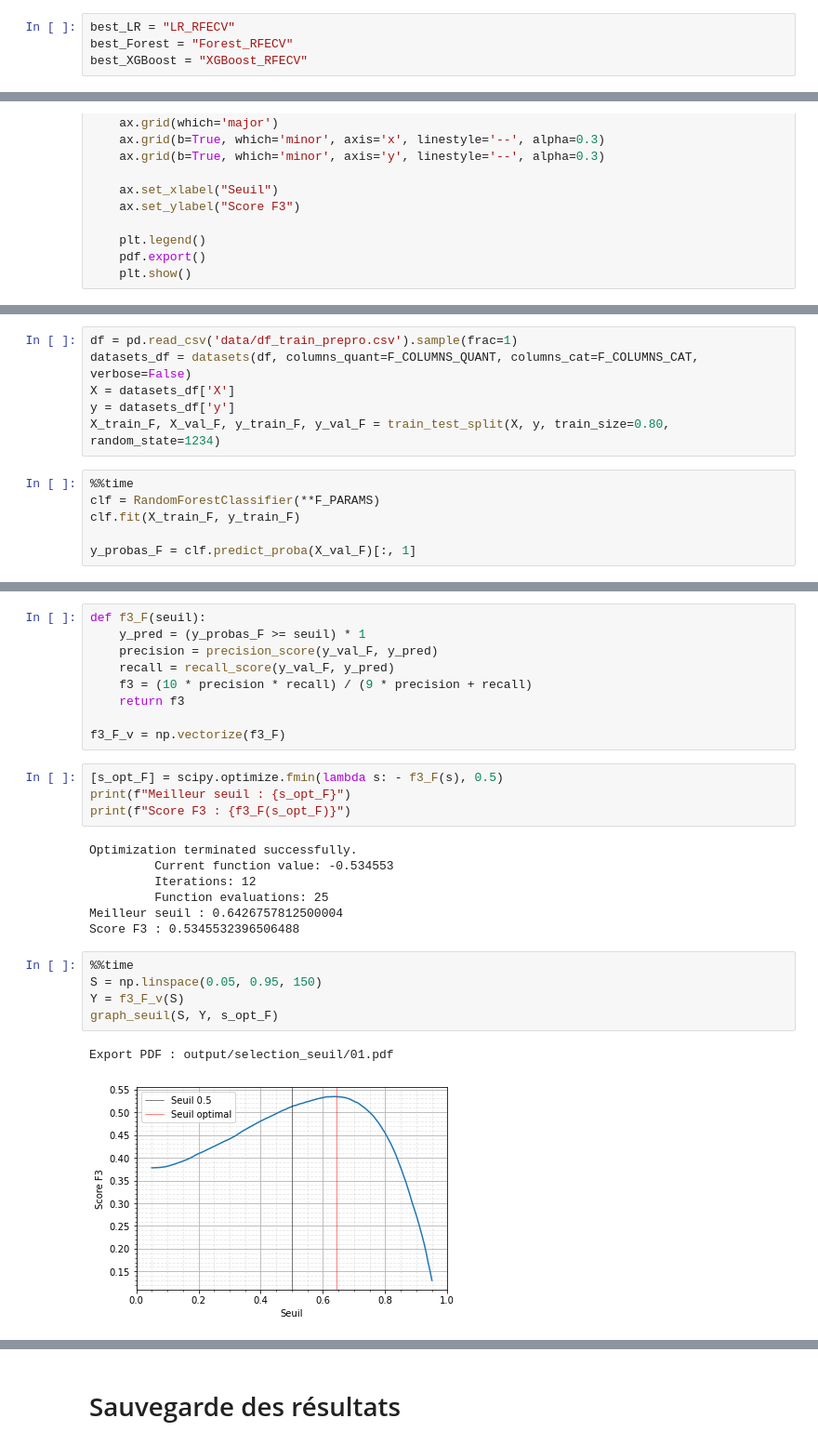
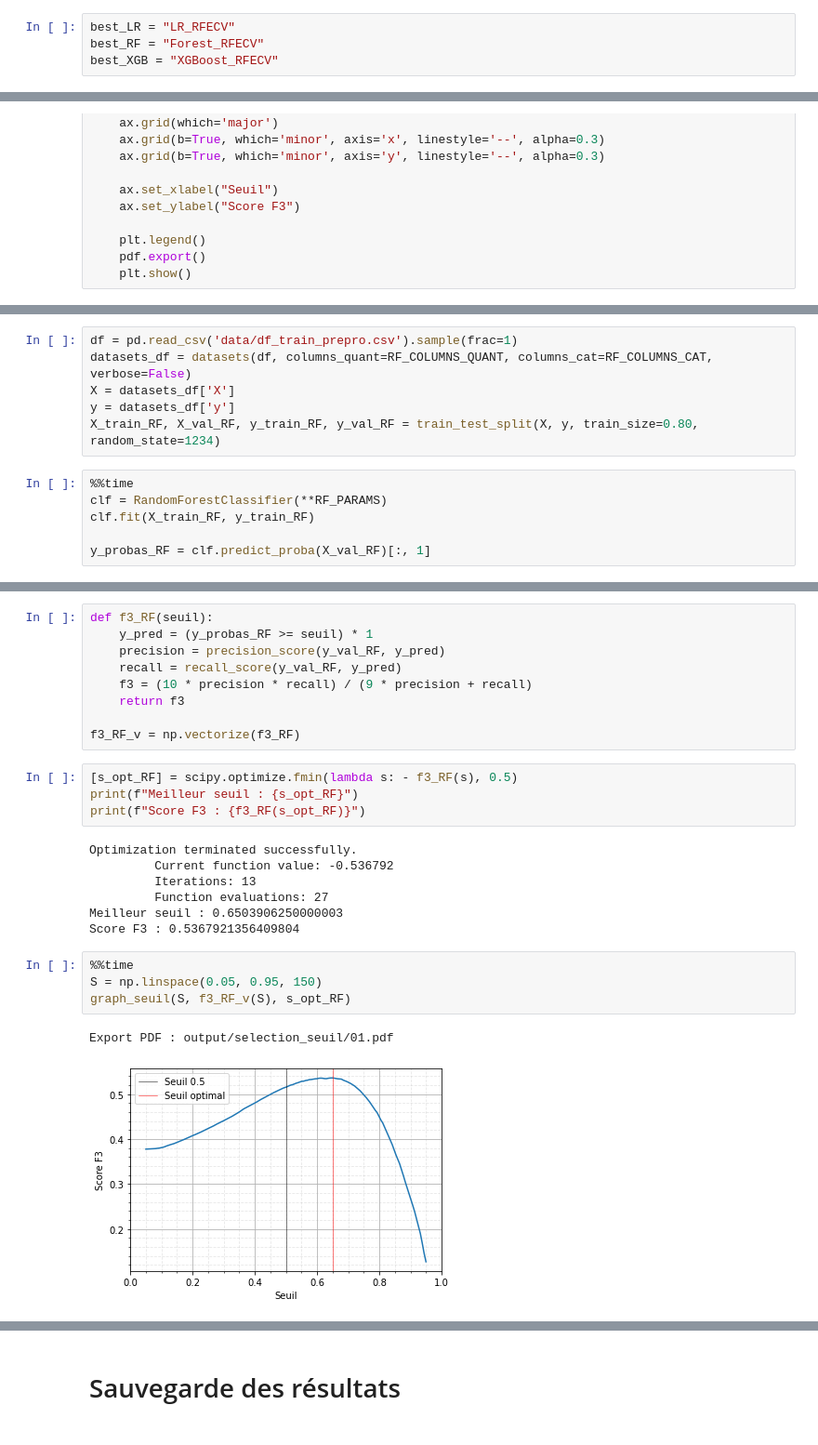
Before and after one commit to baptiste-pasquier/statapp, a Jupyter notebook: selection_seuil.ipynb, the cells around one changed output, grey strips where cells are left out. Shown at 93% size. Saved outputs shown, nothing was run; the diff lists cells and outputs as text.

Commit message:
update selection_seuil

```diff
--- a/selection_seuil.ipynb
+++ b/selection_seuil.ipynb
@@ -21,8 +23,8 @@ pdf = PDF('output/selection_seuil/')
 Importation de la liste des variables explicatives sélectionnées et des meilleurs paramètres pour chaque modèle.
 # %%
 best_LR = "LR_RFECV"
-best_Forest = "Forest_RFECV"
-best_XGBoost = "XGBoost_RFECV"
+best_RF = "Forest_RFECV"
+best_XGB = "XGBoost_RFECV"
 # %%
 import json
 
@@ -206,13 +207,13 @@ Wall time: 26.6 s
 # %%
 df = pd.read_csv('data/df_train_prepro.csv').sample(frac=1)
-datasets_df = datasets(df, columns_quant=F_COLUMNS_QUANT, columns_cat=F_COLUMNS_CAT, verbose=False)
+datasets_df = datasets(df, columns_quant=RF_COLUMNS_QUANT, columns_cat=RF_COLUMNS_CAT, verbose=False)
 X = datasets_df['X']
 y = datasets_df['y']
-X_train_F, X_val_F, y_train_F, y_val_F = train_test_split(X, y, train_size=0.80, random_state=1234)
+X_train_RF, X_val_RF, y_train_RF, y_val_RF = train_test_split(X, y, train_size=0.80, random_state=1234)
 # %%
 %%time
-clf = RandomForestClassifier(**F_PARAMS)
-clf.fit(X_train_F, y_train_F)
+clf = RandomForestClassifier(**RF_PARAMS)
+clf.fit(X_train_RF, y_train_RF)
 
-y_probas_F = clf.predict_proba(X_val_F)[:, 1]
+y_probas_RF = clf.predict_proba(X_val_RF)[:, 1]
 # %% [output]
@@ -221,28 +222,27 @@ Wall time: 1min 13s
 # %%
-def f3_F(seuil):
-    y_pred = (y_probas_F >= seuil) * 1
-    precision = precision_score(y_val_F, y_pred)
-    recall = recall_score(y_val_F, y_pred)
+def f3_RF(seuil):
+    y_pred = (y_probas_RF >= seuil) * 1
+    precision = precision_score(y_val_RF, y_pred)
+    recall = recall_score(y_val_RF, y_pred)
     f3 = (10 * precision * recall) / (9 * precision + recall)
     return f3
 
-f3_F_v = np.vectorize(f3_F)
+f3_RF_v = np.vectorize(f3_RF)
 # %%
-[s_opt_F] = scipy.optimize.fmin(lambda s: - f3_F(s), 0.5)
-print(f"Meilleur seuil : {s_opt_F}")
-print(f"Score F3 : {f3_F(s_opt_F)}")
+[s_opt_RF] = scipy.optimize.fmin(lambda s: - f3_RF(s), 0.5)
+print(f"Meilleur seuil : {s_opt_RF}")
+print(f"Score F3 : {f3_RF(s_opt_RF)}")
 # %% [output]
 Optimization terminated successfully.
-         Current function value: -0.534553
-         Iterations: 12
-         Function evaluations: 25
-Meilleur seuil : 0.6426757812500004
-Score F3 : 0.5345532396506488
+         Current function value: -0.536792
+         Iterations: 13
+         Function evaluations: 27
+Meilleur seuil : 0.6503906250000003
+Score F3 : 0.5367921356409804
 # %%
 %%time
 S = np.linspace(0.05, 0.95, 150)
-Y = f3_F_v(S)
-graph_seuil(S, Y, s_opt_F)
+graph_seuil(S, f3_RF_v(S), s_opt_RF)
 # %% [output]
 Export PDF : output/selection_seuil/01.pdf
-[figure, old version]
+[figure, new version]
```
Also changed, not shown: parts of 22 cells of this notebook, 6 other files.
